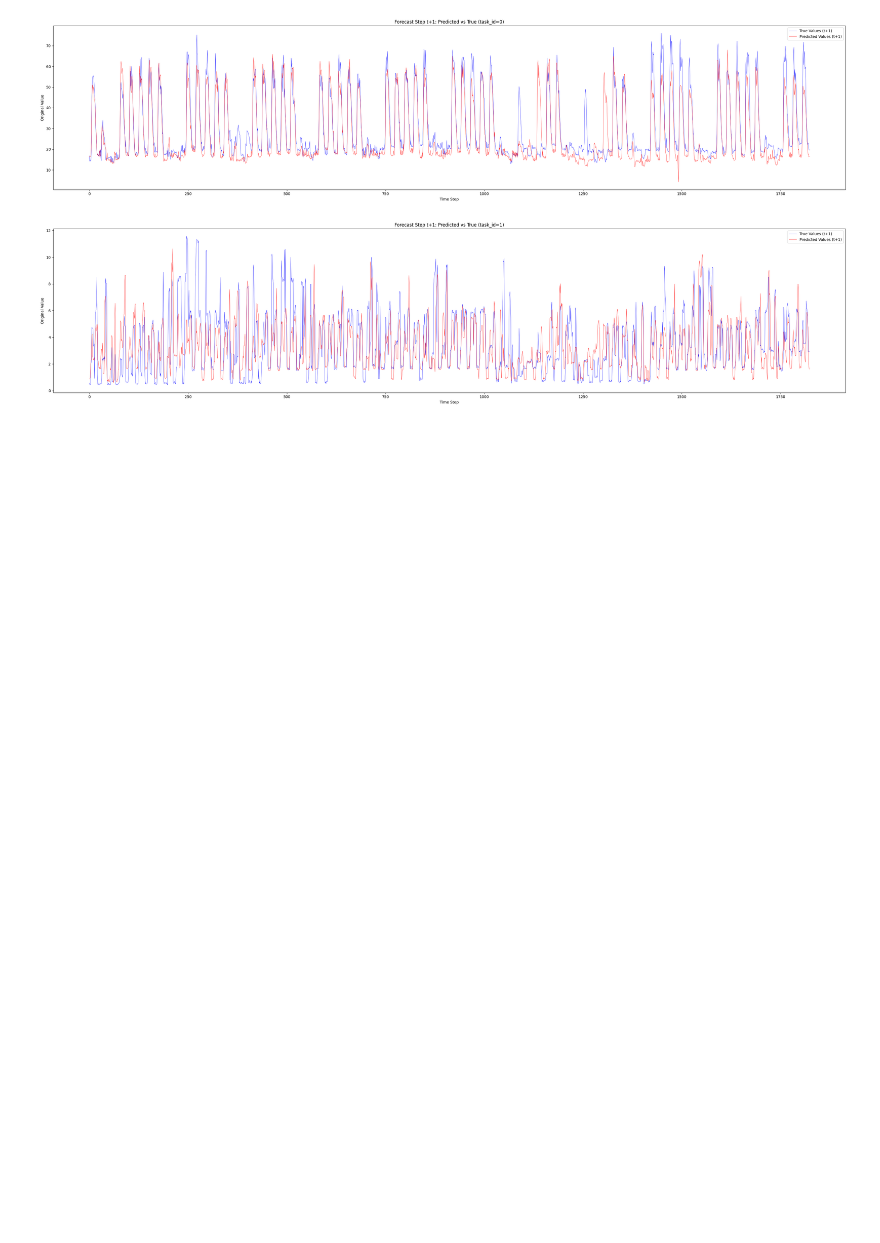
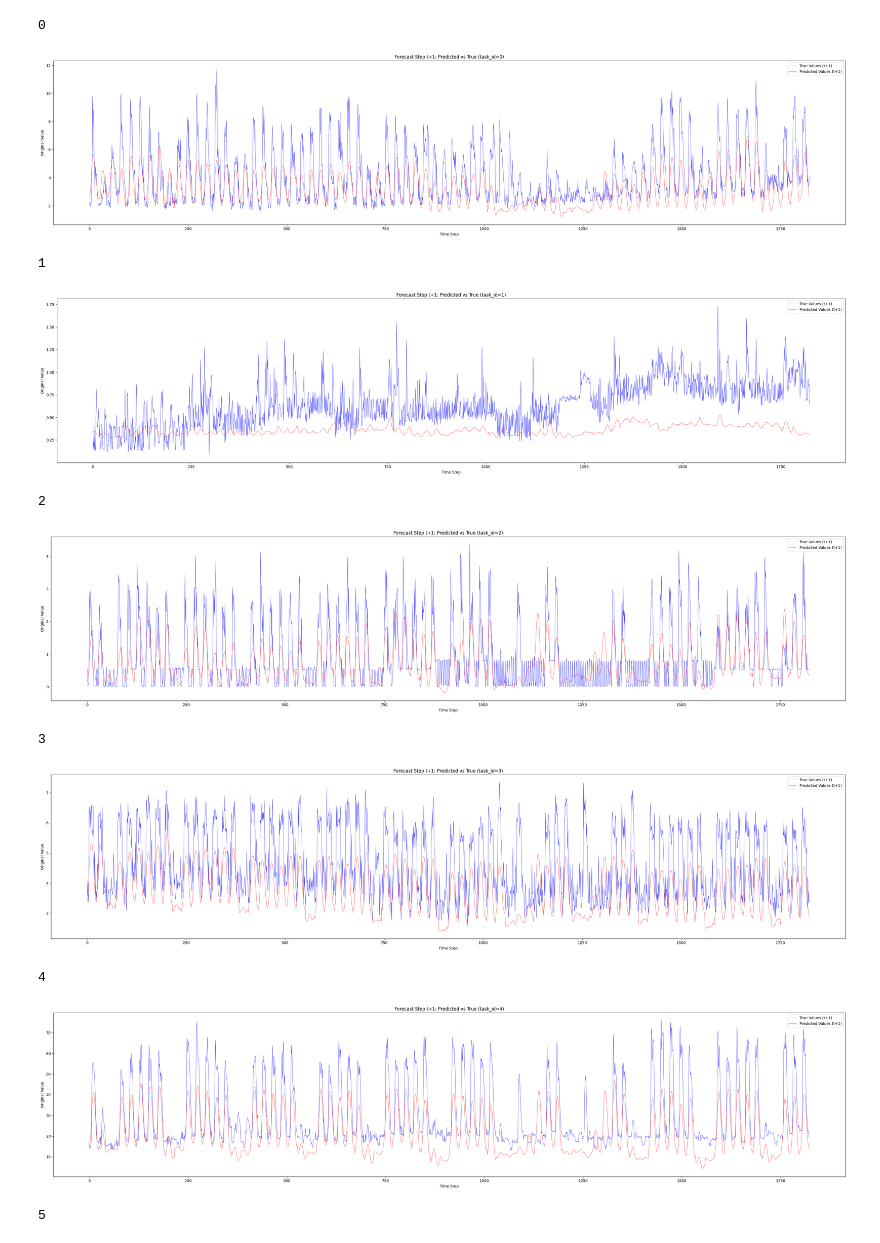
Before and after one commit to JanaJankovic/local-stlf, a Jupyter notebook: multi-task/evaluation.ipynb, the cells around one changed output. Cells and saved outputs as stored; diff of their text form; code cells hidden in the pictures; blank space fills up the shorter version.

```diff
--- a/multi-task/evaluation.ipynb
+++ b/multi-task/evaluation.ipynb
@@ -20,7 +20,7 @@ def plot_data(y_true, y_pred, task_id):
     plt.show()
 
 # --------- Load data and refit scalers ----------
-Xdf, ydf = load_and_preprocess("data/merged.csv", selected_task_names=["mm254.csv", "mm79158.csv"])
+Xdf, ydf = load_and_preprocess("data/merged.csv")
 X_train_df, y_train_df, X_val_df, y_val_df, X_test_df, y_test_df = split_by_task(
     Xdf, ydf, val_ratio=0.1, test_ratio=0.3
 )
@@ -35,32 +35,42 @@ model.eval()
 
 kernel_features = ["time", "day_of_year", "day_type"]
 
 # ------------- Predict and inverse transform per task -------------
 for task_id in sorted(X_test_df["task_id"].unique()):
+    print(task_id)
     idx_task = X_test_df["task_id"] == task_id
     X_task = X_test_df.loc[idx_task, kernel_features].reset_index(drop=True)
     y_task = y_test_df.loc[idx_task].reset_index(drop=True)
     n = len(X_task)
     n_forecast = int(n * 0.3)
     start_idx = n - n_forecast
 
     # Model input
     X_pred = torch.tensor(X_task.iloc[start_idx:].values, dtype=torch.float32, device=DEVICE)
     task_ids_pred = torch.full((n_forecast,), task_id, dtype=torch.long, device=DEVICE)
 
     # Scaled ground truth
     y_true = y_task.iloc[start_idx:].values
 
     # Model prediction (still scaled)
     with torch.no_grad():
         G_pred = model.shared_basis(X_pred)
         y_pred_scaled = model.predict_with_basis(G_pred, task_ids_pred).cpu().numpy().flatten()
 
     # Inverse transform (to original kWh, per task)
     task_ids_np = np.full(n_forecast, task_id)
     y_pred = inverse_transform_per_task(y_pred_scaled, task_ids_np, scalers)
 
     plot_data(y_true, y_pred, task_id)
 # %% [output]
+0
-[figure, old version]
+[figure, new version]
+1
-[figure, old version]
+[figure, new version]
+2
+[figure, added]
+3
+[figure, added]
+4
+[figure, added]
+5
```
Also changed, not shown: parts of 1 cell of this notebook, 5 other files.
